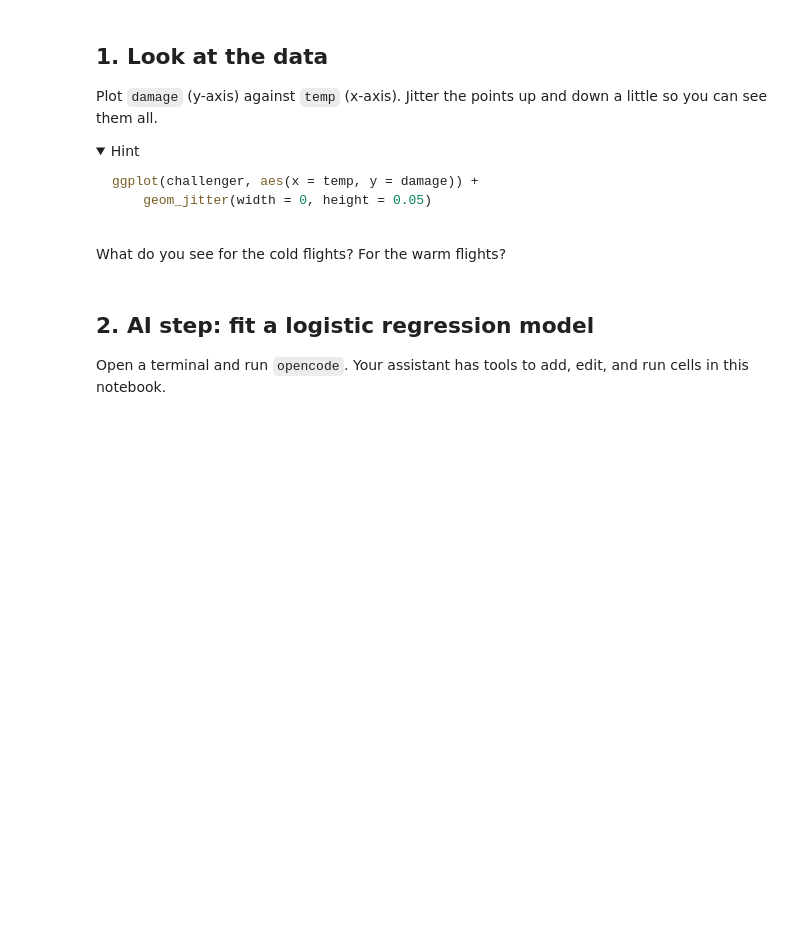
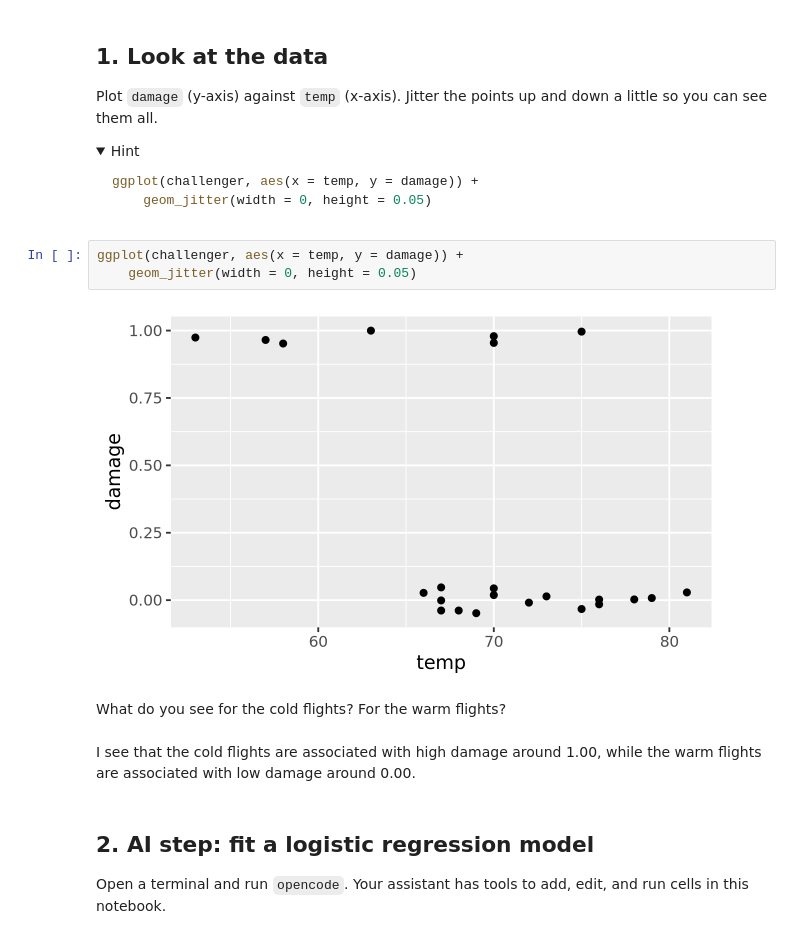
Before and after one commit to lillianytong/codespace, a Jupyter notebook: exercises/11-challenger-exercise.ipynb, the cells around one changed output. Saved outputs shown, nothing was run; the diff lists cells and outputs as text; folded sections open; blank space fills up the shorter version.

Commit message:
complete exercises/11-challenger-exercise.ipynb

````diff
--- a/exercises/11-challenger-exercise.ipynb
+++ b/exercises/11-challenger-exercise.ipynb
@@ -52,8 +56,15 @@ ggplot(challenger, aes(x = temp, y = damage)) +
 ```
 
 </details>
+# %%
+ggplot(challenger, aes(x = temp, y = damage)) +
+    geom_jitter(width = 0, height = 0.05)
+# %% [output]
+[figure, added]
 # %% [markdown]
 What do you see for the cold flights? For the warm flights?
+# %% [markdown]
+I see that the cold flights are associated with high damage around 1.00, while the warm flights are associated with low damage around 0.00.
 # %% [markdown]
 ## 2. AI step: fit a logistic regression model
 
````
Also changed, not shown: parts of 6 cells of this notebook.
